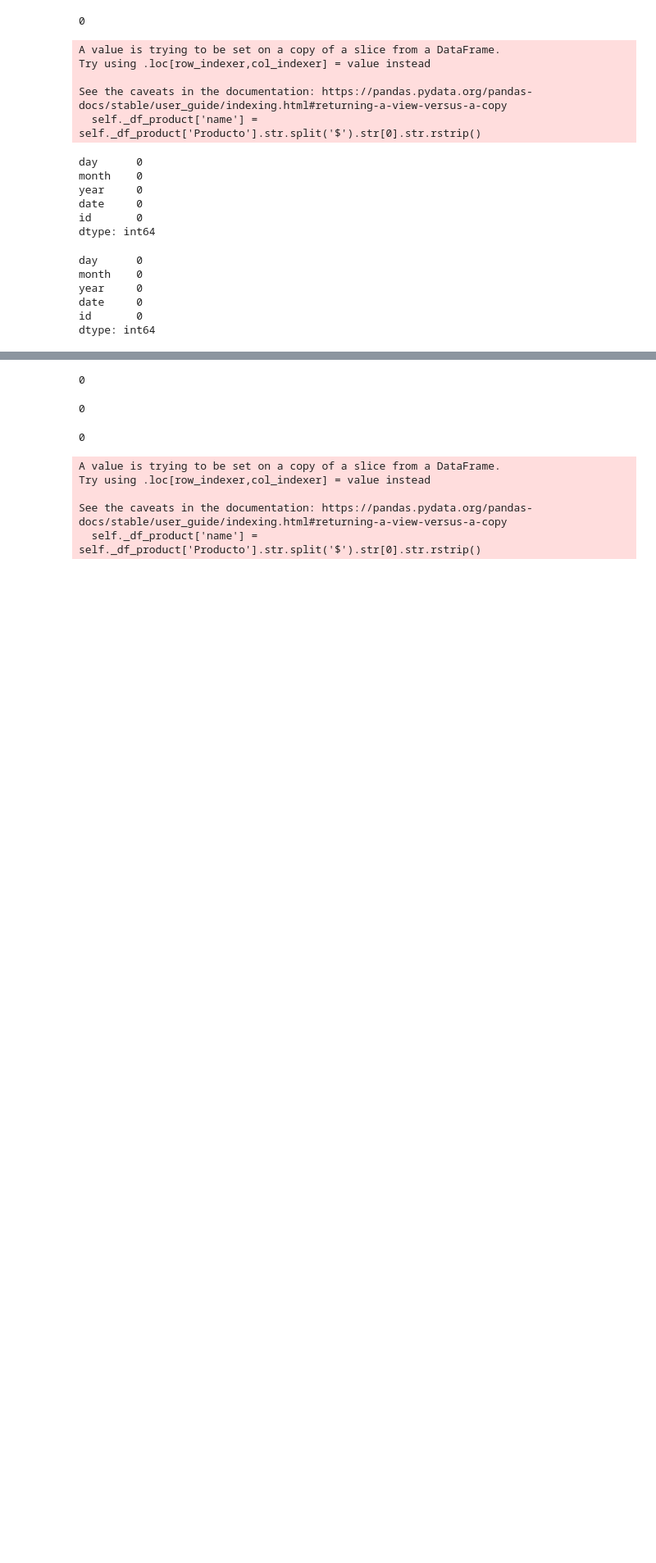
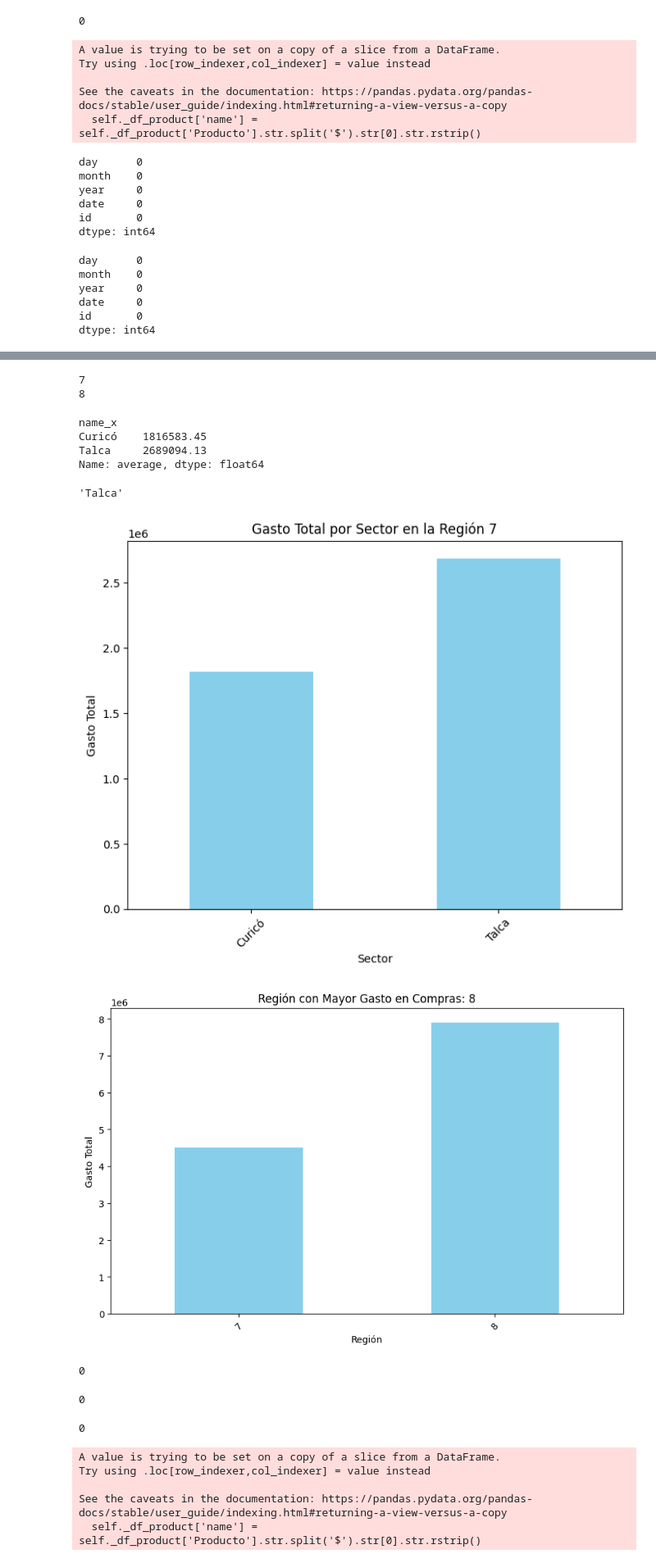
Before and after one commit to minskapp/Taller2-PAD, a Jupyter notebook: Solucion.ipynb, the cells around one changed output, grey strips where cells are left out. Shown at 82% size. Cells and saved outputs as stored; diff of their text form; code cells hidden in the pictures; blank space fills up the shorter version.

```diff
--- a/Solucion.ipynb
+++ b/Solucion.ipynb
@@ -662,0 +727,41 @@ dtype: int64
+# %%
+display("2.Visualizar cuál es el sector de una región que tiene el mayor gasto en compra de insumos. Visualizar también cuál es la región que tiene el mayor gasto en compra de insumos.")
+unique_regions = df_city['region'].unique()
+
+for region in unique_regions:
+    print(region)
+
+time.sleep(3)
+region = int(input("Seleccione la región: "))
+
+filtered_data = fact_table[(fact_table['region'] == region)]
+region_sector_spending = filtered_data.groupby(['name_x'])['average'].sum()
+display(region_sector_spending)
+# Encontrar el sector con el mayor gasto en cada región
+max_spending_per_region = region_sector_spending.idxmax()
+display(max_spending_per_region)
+
+plt.figure(figsize=(8, 6))
+region_sector_spending.plot(kind='bar', color='skyblue')
+plt.xlabel('Sector')
+plt.ylabel('Gasto Total')
+plt.title(f'Gasto Total por Sector en la Región {region}')
+plt.xticks(rotation=45)
+plt.show()
+
+# Graficar la región con el mayor gasto en compras
+# Calcular el gasto total por región
+region_spending = fact_table.groupby('region')['average'].sum()
+
+# Encontrar la región con el mayor gasto en compras
+max_spending_region = region_spending.idxmax()
+
+# Graficar la región con el mayor gasto en compras
+plt.figure(figsize=(10, 6))
+region_spending.plot(kind='bar', color='skyblue')
+plt.xlabel('Región')
+plt.ylabel('Gasto Total')
+plt.title(f'Región con Mayor Gasto en Compras: {max_spending_region}')
+plt.xticks(rotation=45)
+plt.show()
+# %% [output]
@@ -663,3 +769,12 @@ dtype: int64
+7
+8
+name_x
+Curicó    1816583.45
+Talca     2689094.13
+Name: average, dtype: float64
+'Talca'
+[figure, added]
+[figure, added]
 # %%
 with open('Scripts/star_schema.sql', 'r') as file:
     for line in file.read().split(';'):
```
Also changed, not shown: parts of 7 cells of this notebook, 1 other file.
